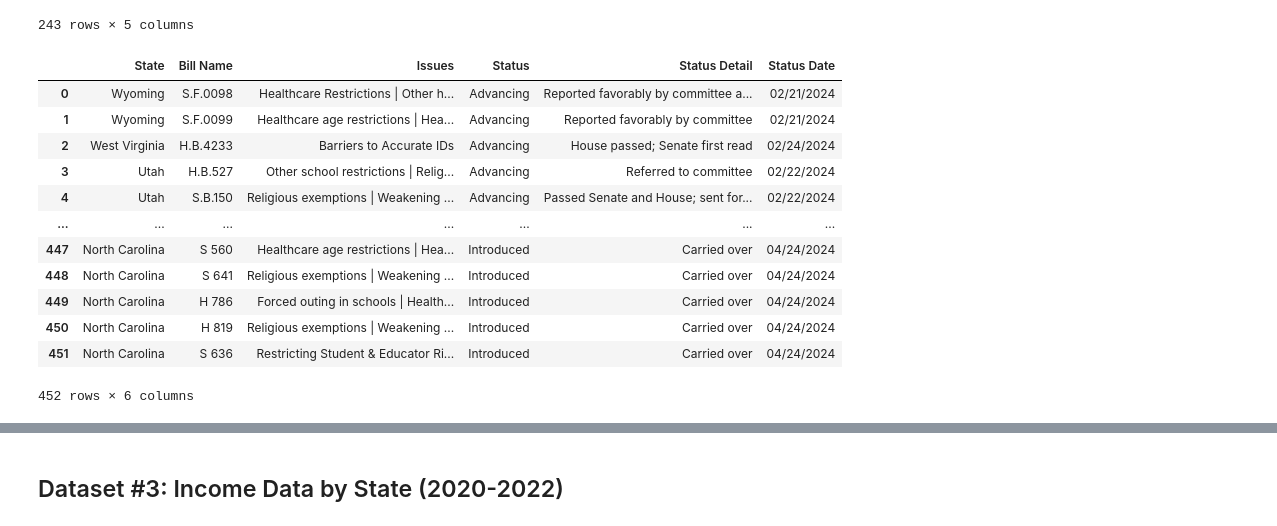
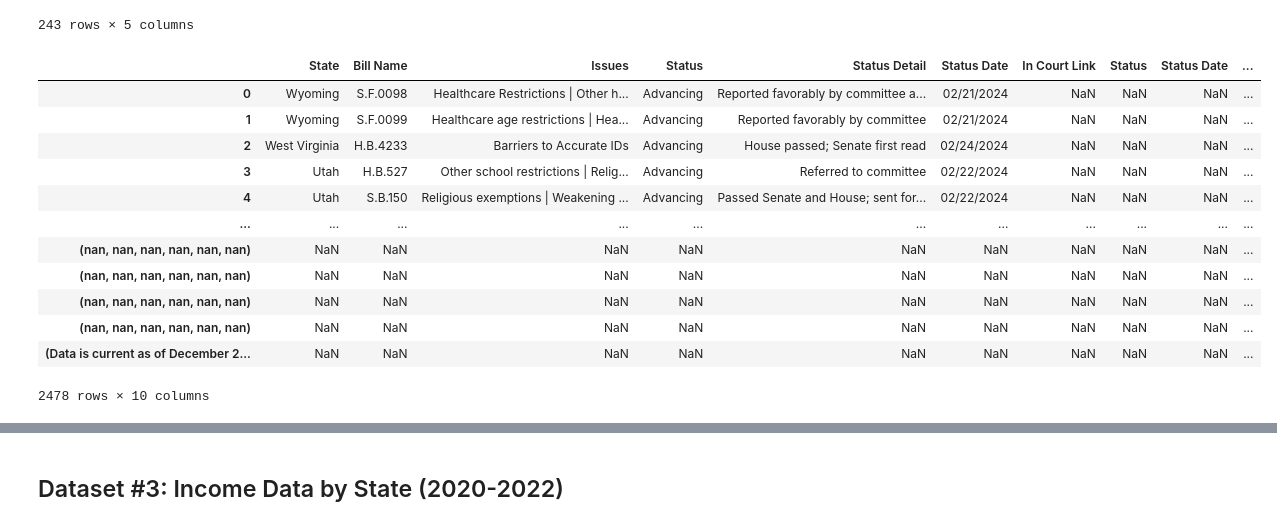
Before and after one commit to sofiatka/LGBTQ-Laws-and-MH, a Jupyter notebook: DataCheckpoint_Group126_WI24.ipynb, the cells around one changed output, grey strips where cells are left out. Drawn from its saved outputs; the diff is of its cells as text; code cells hidden in the pictures.

```diff
--- a/DataCheckpoint_Group126_WI24.ipynb
+++ b/DataCheckpoint_Group126_WI24.ipynb
@@ -213,9 +213,8 @@ import numpy as np
 
 
 df_2024=pd.read_csv('https://www.aclu.org/wp-json/api/legislation/csv/74348')
-df_2024 = df_2024.iloc[0:-1]
-df_2024=df_2024.drop(columns = 'In Court Link')
 
+df_2023=pd.read_csv('https://www.aclu.org/wp-json/api/legislation/csv/67497')
 df_2022=pd.read_csv('https://www.aclu.org/wp-content/uploads/2024/01/legislation-tracker_2022.csv')
 df_2021 = pd.read_csv('https://www.aclu.org/wp-content/uploads/2024/01/2021-legislation-tracker_2021.csv')
 df_2020 = pd.read_csv('https://www.aclu.org/wp-content/uploads/2024/01/legislation-tracker_2020.csv')
@@ -322,6 +321,9 @@ combined_df = pd.concat(dfs.values(), ignore_index=True)
 
 combined_df = combined_df[combined_df['State'] != 'State'] #remove invalid rows
 #this is the combined df of all the ones we had to pull from text data. Further cleaning will involve combining all
+website_csv= [df_2024, df_2022, df_2023, df_2021, df_2020]
+combined_web = pd.concat(website_csv)
+combined_web.dropna(how='a')
 # %%
 combined_df
 # %% [output]
@@ -338,19 +340,19 @@ combined_df
 | 241 | TX | HB 1978 | DEAD BILL | 5/27/2019 | other_rel_exemption |
 | 242 | TX | HB 4497 | DEAD BILL | 5/27/2019 | other_rel_exemption |
 243 rows × 5 columns
-# %%
-df_2024
-# %% [output]
-|  | State | Bill Name | Issues | Status | Status Detail | Status Date |
-| 0 | Wyoming | S.F.0098 | Healthcare Restrictions | Other h... | Advancing | Reported favorably by committee a... | 02/21/2024 |
-| 1 | Wyoming | S.F.0099 | Healthcare age restrictions | Hea... | Advancing | Reported favorably by committee | 02/21/2024 |
-| 2 | West Virginia | H.B.4233 | Barriers to Accurate IDs | Advancing | House passed; Senate first read | 02/24/2024 |
-| 3 | Utah | H.B.527 | Other school restrictions | Relig... | Advancing | Referred to committee | 02/22/2024 |
-| 4 | Utah | S.B.150 | Religious exemptions | Weakening ... | Advancing | Passed Senate and House; sent for... | 02/22/2024 |
-| ... | ... | ... | ... | ... | ... | ... |
-| 447 | North Carolina | S 560 | Healthcare age restrictions | Hea... | Introduced | Carried over | 04/24/2024 |
-| 448 | North Carolina | S 641 | Religious exemptions | Weakening ... | Introduced | Carried over | 04/24/2024 |
-| 449 | North Carolina | H 786 | Forced outing in schools | Health... | Introduced | Carried over | 04/24/2024 |
-| 450 | North Carolina | H 819 | Religious exemptions | Weakening ... | Introduced | Carried over | 04/24/2024 |
-| 451 | North Carolina | S 636 | Restricting Student & Educator Ri... | Introduced | Carried over | 04/24/2024 |
-452 rows × 6 columns
+# %%
+combined_web
+# %% [output]
+|  | State | Bill Name | Issues | Status | Status Detail | Status Date | In Court Link | Status | Status Date | ... |
+| 0 | Wyoming | S.F.0098 | Healthcare Restrictions | Other h... | Advancing | Reported favorably by committee a... | 02/21/2024 | NaN | NaN | NaN | ... |
+| 1 | Wyoming | S.F.0099 | Healthcare age restrictions | Hea... | Advancing | Reported favorably by committee | 02/21/2024 | NaN | NaN | NaN | ... |
+| 2 | West Virginia | H.B.4233 | Barriers to Accurate IDs | Advancing | House passed; Senate first read | 02/24/2024 | NaN | NaN | NaN | ... |
+| 3 | Utah | H.B.527 | Other school restrictions | Relig... | Advancing | Referred to committee | 02/22/2024 | NaN | NaN | NaN | ... |
+| 4 | Utah | S.B.150 | Religious exemptions | Weakening ... | Advancing | Passed Senate and House; sent for... | 02/22/2024 | NaN | NaN | NaN | ... |
+| ... | ... | ... | ... | ... | ... | ... | ... | ... | ... | ... |
+| (nan, nan, nan, nan, nan, nan) | NaN | NaN | NaN | NaN | NaN | NaN | NaN | NaN | NaN | ... |
+| (nan, nan, nan, nan, nan, nan) | NaN | NaN | NaN | NaN | NaN | NaN | NaN | NaN | NaN | ... |
+| (nan, nan, nan, nan, nan, nan) | NaN | NaN | NaN | NaN | NaN | NaN | NaN | NaN | NaN | ... |
+| (nan, nan, nan, nan, nan, nan) | NaN | NaN | NaN | NaN | NaN | NaN | NaN | NaN | NaN | ... |
+| (Data is current as of December 2... | NaN | NaN | NaN | NaN | NaN | NaN | NaN | NaN | NaN | ... |
+2478 rows × 10 columns
```
Also changed, not shown: parts of 1 cell of this notebook.
